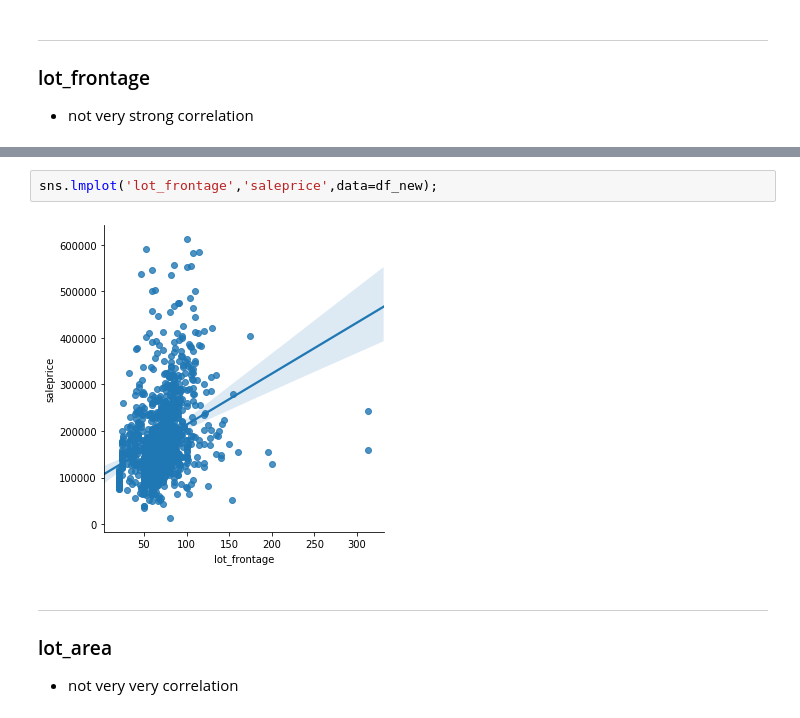
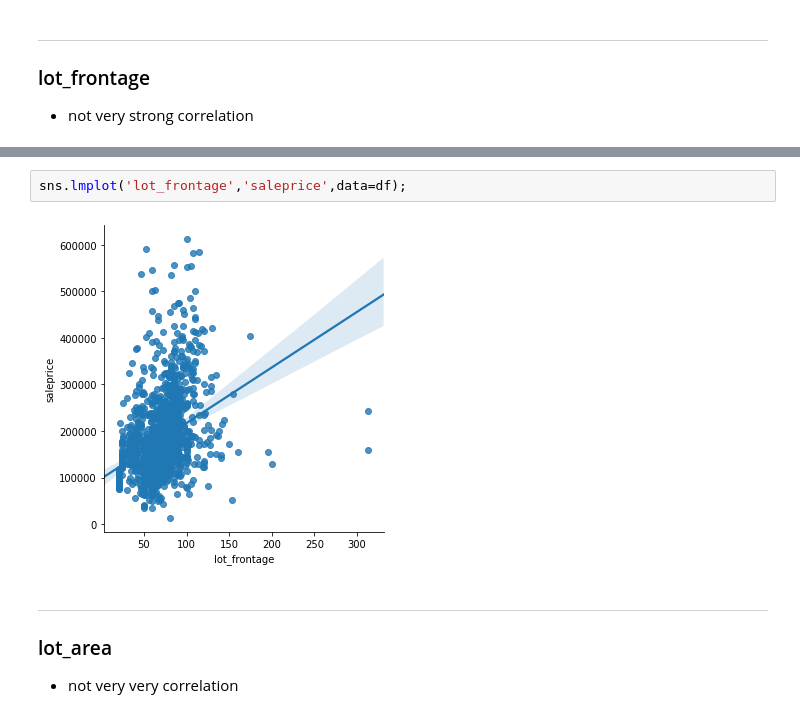
Before and after one commit to 5000miles/models_practice_review, a Jupyter notebook: Projects/project_2-master/dsir-222-ames-competition/EDA_Visualization.ipynb, the cells around one changed output, grey strips where cells are left out. Drawn from its saved outputs; the diff is of its cells as text.

```diff
--- a/Projects/project_2-master/dsir-222-ames-competition/EDA_Visualization.ipynb
+++ b/Projects/project_2-master/dsir-222-ames-competition/EDA_Visualization.ipynb
@@ -60,7 +60,7 @@ df[['lot_frontage','saleprice']].corr()
 # %%
-sns.lmplot('lot_frontage','saleprice',data=df_new);
+sns.lmplot('lot_frontage','saleprice',data=df);
 # %% [output]
-[figure, old version]
+[figure, new version]
 # %% [markdown]
 ___
 ### lot_area
```
Also changed, not shown: parts of 23 cells of this notebook, 3 other files.
